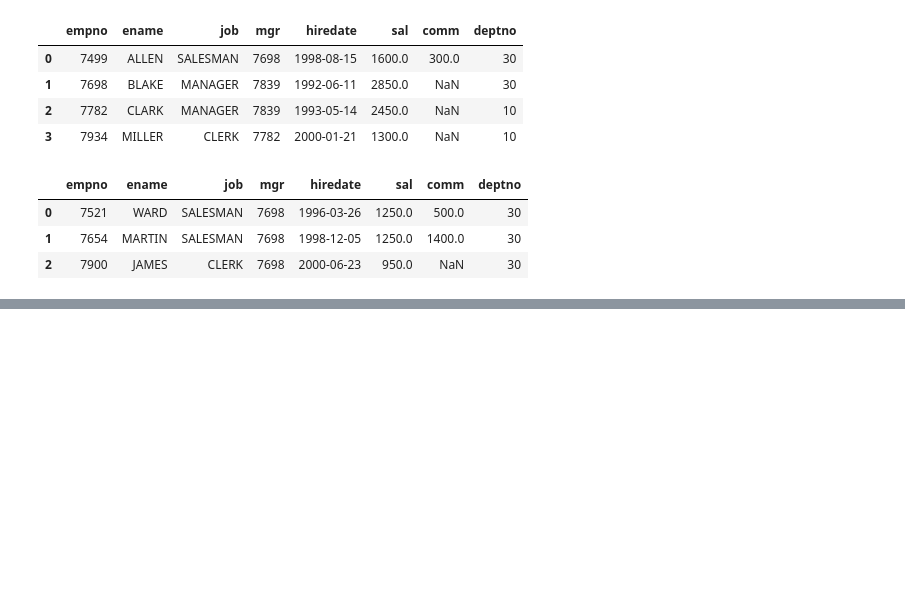
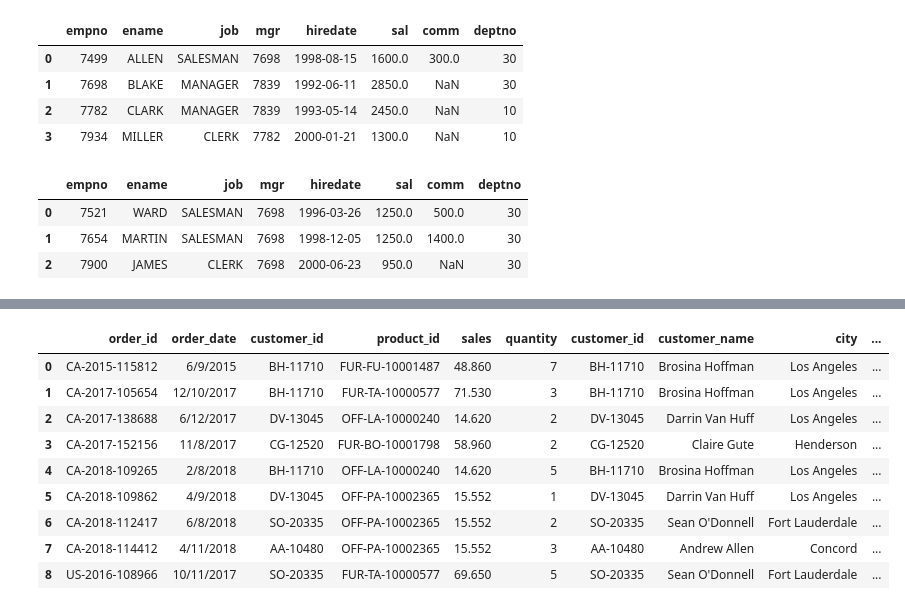
Before and after one commit to SanthoshMohan42/codon, a Jupyter notebook: mysql.ipynb, the cells around one changed output, grey strips where cells are left out. Cells and saved outputs as stored; diff of their text form; code cells hidden in the pictures; blank space fills up the shorter version.

```diff
--- a/mysql.ipynb
+++ b/mysql.ipynb
@@ -497,0 +724,17 @@ op
+# %%
+query = 'select * from orders \
+left join customers on orders.customer_id =customers.customer_id \
+left join products on orders.product_id=products.product_id'
+op=pd.read_sql_query(query,sqldb)
+op
+# %% [output]
+|  | order_id | order_date | customer_id | product_id | sales | quantity | customer_id | customer_name | city | ... |
+| 0 | CA-2015-115812 | 6/9/2015 | BH-11710 | FUR-FU-10001487 | 48.860 | 7 | BH-11710 | Brosina Hoffman | Los Angeles | ... |
+| 1 | CA-2017-105654 | 12/10/2017 | BH-11710 | FUR-TA-10000577 | 71.530 | 3 | BH-11710 | Brosina Hoffman | Los Angeles | ... |
+| 2 | CA-2017-138688 | 6/12/2017 | DV-13045 | OFF-LA-10000240 | 14.620 | 2 | DV-13045 | Darrin Van Huff | Los Angeles | ... |
+| 3 | CA-2017-152156 | 11/8/2017 | CG-12520 | FUR-BO-10001798 | 58.960 | 2 | CG-12520 | Claire Gute | Henderson | ... |
+| 4 | CA-2018-109265 | 2/8/2018 | BH-11710 | OFF-LA-10000240 | 14.620 | 5 | BH-11710 | Brosina Hoffman | Los Angeles | ... |
+| 5 | CA-2018-109862 | 4/9/2018 | DV-13045 | OFF-PA-10002365 | 15.552 | 1 | DV-13045 | Darrin Van Huff | Los Angeles | ... |
+| 6 | CA-2018-112417 | 6/8/2018 | SO-20335 | OFF-PA-10002365 | 15.552 | 2 | SO-20335 | Sean O'Donnell | Fort Lauderdale | ... |
+| 7 | CA-2018-114412 | 4/11/2018 | AA-10480 | OFF-PA-10002365 | 15.552 | 3 | AA-10480 | Andrew Allen | Concord | ... |
+| 8 | US-2016-108966 | 10/11/2017 | SO-20335 | FUR-TA-10000577 | 69.650 | 5 | SO-20335 | Sean O'Donnell | Fort Lauderdale | ... |
```
Also changed, not shown: parts of 21 cells of this notebook.
